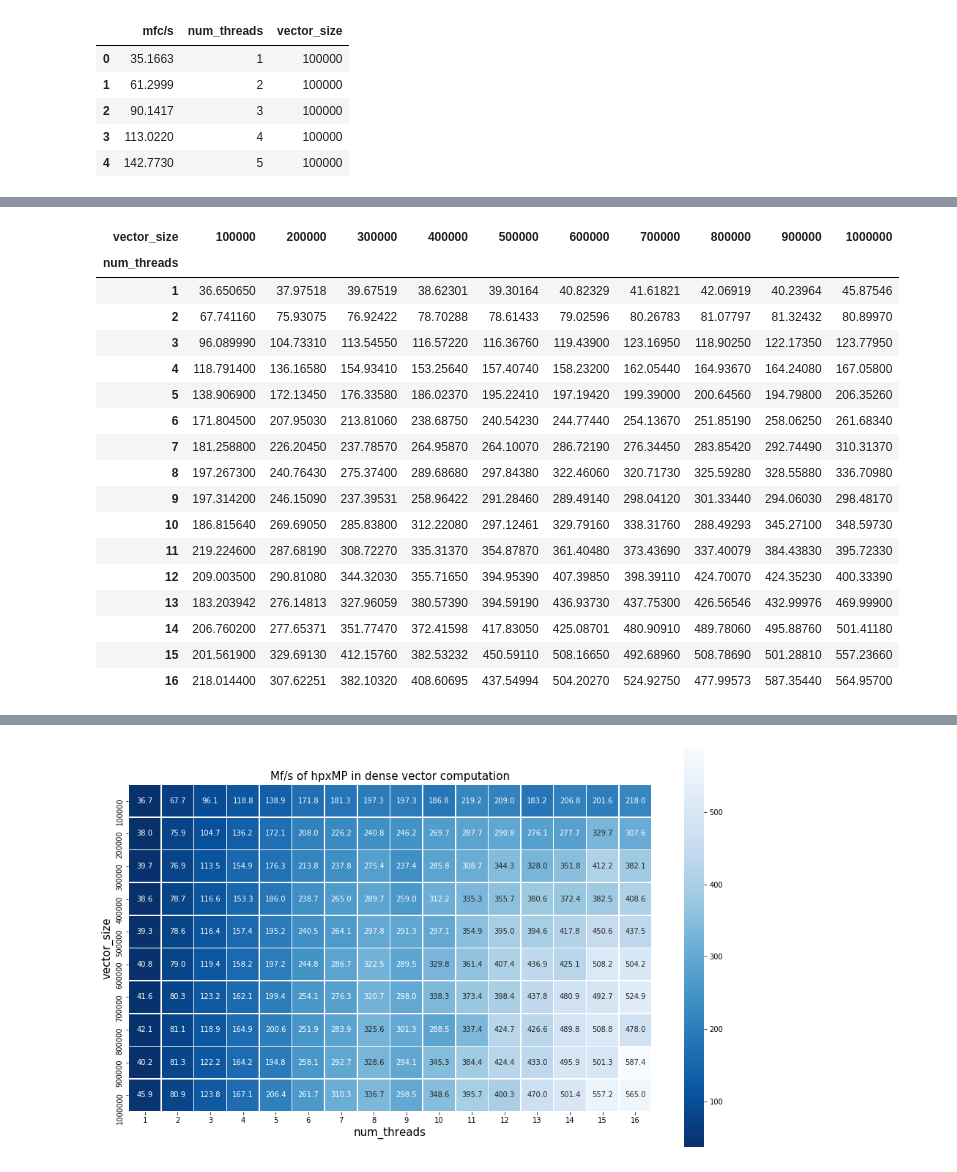
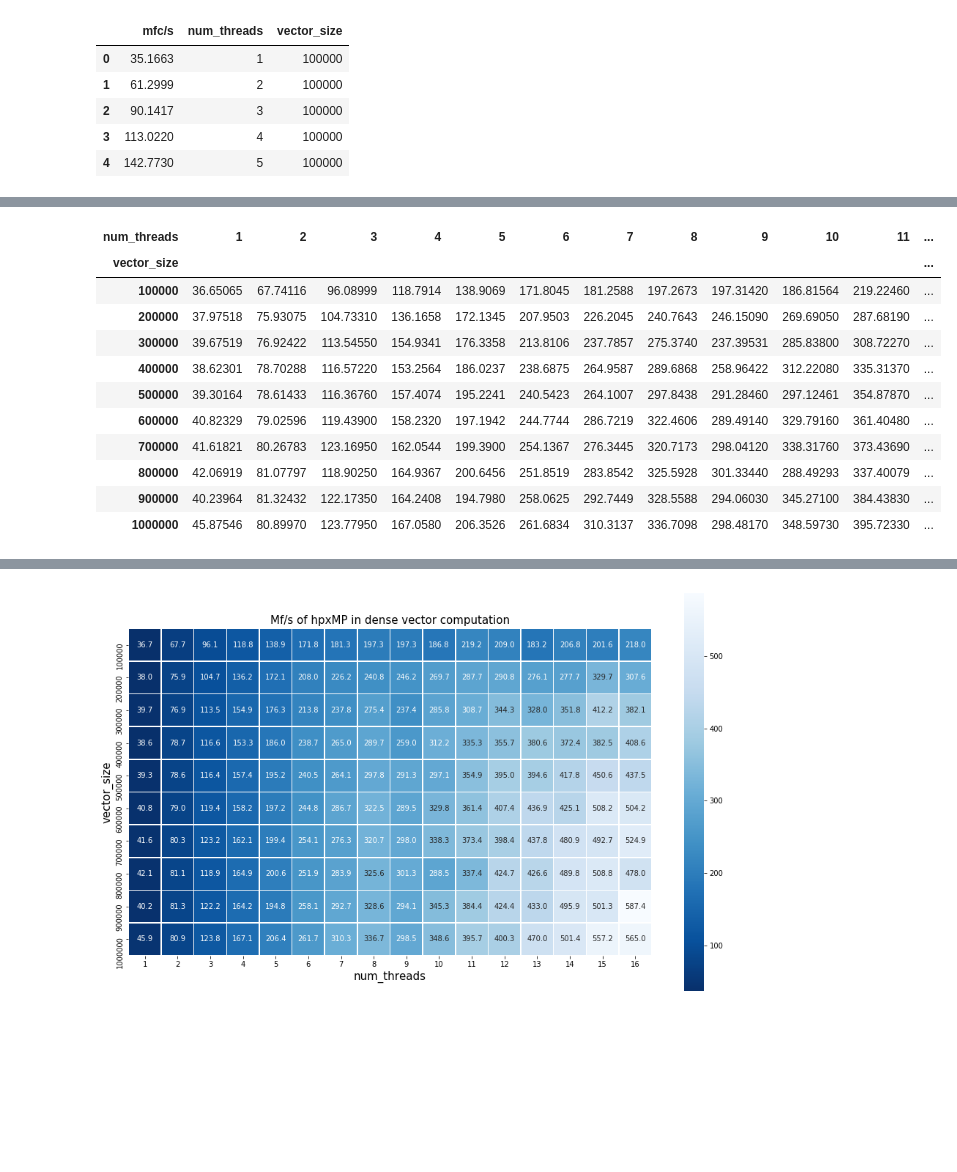
Before and after one commit to tianyi93/hpxMP_performance, a Jupyter notebook: tiny_bench/scripts/plot.ipynb, the cells around one changed output, grey strips where cells are left out. Saved outputs shown, nothing was run; the diff lists cells and outputs as text; code cells hidden in the pictures; blank space fills up the shorter version.

```diff
--- a/tiny_bench/scripts/plot.ipynb
+++ b/tiny_bench/scripts/plot.ipynb
@@ -4,13 +4,26 @@ import pandas as pd
 import numpy as np
 import seaborn as sns;
 # %%
-merged = open("../result_dense_vector_marv_noht_201811131126/merged.csv","a")
-for line in open("../result_dense_vector_marv_noht_201811131126/hpxmp_dense_vector_2th_run.csv"):
-    merged.write(line)
+folder = input("Please give the folder path containing your hpxmp and openmp data:")
+
+merged_hpxmp = open(folder+"/merged_hpxmp.csv","w+")
+for line in open(folder+"/hpxmp_dense_vector_2th_run.csv"):
+    merged_hpxmp.write(line)
 for num in range(3,12):
-    f = open("../result_dense_vector_marv_noht_201811131126/hpxmp_dense_vector_"+str(num)+"th_run.csv")
+    f = open(folder+"/hpxmp_dense_vector_"+str(num)+"th_run.csv")
     f.__next__() #skip the header
     for line in f:
-        merged.write(line)
+        merged_hpxmp.write(line)
     f.close()
-merged.close()
+merged_hpxmp.close()
+
+merged_openmp = open(folder+"/merged_openmp.csv","w+")
+for line in open(folder+"/openmp_dense_vector_2th_run.csv"):
+    merged_openmp.write(line)
+for num in range(3,12):
+    f = open(folder+"/openmp_dense_vector_"+str(num)+"th_run.csv")
+    f.__next__() #skip the header
+    for line in f:
+        merged_openmp.write(line)
+    f.close()
+merged_openmp.close()
@@ -17,5 +32,6 @@ merged.close()
 # %%
-hpxmp = pd.read_csv('../result_dense_vector_marv_noht_201811131126/merged.csv')
+hpxmp = pd.read_csv(folder+"/merged_hpxmp.csv")
+openmp = pd.read_csv(folder+"/merged_openmp.csv")
 hpxmp.head()
 # %% [output]
 |  | mfc/s | num_threads | vector_size |
@@ -38,3 +43,4 @@ selected_columns.head()
 # %%
-hpxmp_1_2 = selected_columns.groupby(['num_threads','vector_size']).mean()
+hpxmp_1_2 = hpxmp.groupby(['num_threads','vector_size']).mean()
 hpxmp_1_2.head()
+openmp_1_2 = openmp.groupby(['num_threads','vector_size']).mean()
@@ -59,21 +51,15 @@ hpxmp_1_2.head()
 # %%
-hpxmp_1_2.pivot('num_threads','vector_size','mfc/s').head(16)
+hpxmp_1_2.pivot('vector_size','num_threads','mfc/s')
 # %% [output]
-| vector_size | 100000 | 200000 | 300000 | 400000 | 500000 | 600000 | 700000 | 800000 | 900000 | 1000000 |
-| num_threads |  |  |  |  |  |  |  |  |  |  |
-| 1 | 36.650650 | 37.97518 | 39.67519 | 38.62301 | 39.30164 | 40.82329 | 41.61821 | 42.06919 | 40.23964 | 45.87546 |
-| 2 | 67.741160 | 75.93075 | 76.92422 | 78.70288 | 78.61433 | 79.02596 | 80.26783 | 81.07797 | 81.32432 | 80.89970 |
-| 3 | 96.089990 | 104.73310 | 113.54550 | 116.57220 | 116.36760 | 119.43900 | 123.16950 | 118.90250 | 122.17350 | 123.77950 |
-| 4 | 118.791400 | 136.16580 | 154.93410 | 153.25640 | 157.40740 | 158.23200 | 162.05440 | 164.93670 | 164.24080 | 167.05800 |
-| 5 | 138.906900 | 172.13450 | 176.33580 | 186.02370 | 195.22410 | 197.19420 | 199.39000 | 200.64560 | 194.79800 | 206.35260 |
-| 6 | 171.804500 | 207.95030 | 213.81060 | 238.68750 | 240.54230 | 244.77440 | 254.13670 | 251.85190 | 258.06250 | 261.68340 |
-| 7 | 181.258800 | 226.20450 | 237.78570 | 264.95870 | 264.10070 | 286.72190 | 276.34450 | 283.85420 | 292.74490 | 310.31370 |
-| 8 | 197.267300 | 240.76430 | 275.37400 | 289.68680 | 297.84380 | 322.46060 | 320.71730 | 325.59280 | 328.55880 | 336.70980 |
-| 9 | 197.314200 | 246.15090 | 237.39531 | 258.96422 | 291.28460 | 289.49140 | 298.04120 | 301.33440 | 294.06030 | 298.48170 |
-| 10 | 186.815640 | 269.69050 | 285.83800 | 312.22080 | 297.12461 | 329.79160 | 338.31760 | 288.49293 | 345.27100 | 348.59730 |
-| 11 | 219.224600 | 287.68190 | 308.72270 | 335.31370 | 354.87870 | 361.40480 | 373.43690 | 337.40079 | 384.43830 | 395.72330 |
-| 12 | 209.003500 | 290.81080 | 344.32030 | 355.71650 | 394.95390 | 407.39850 | 398.39110 | 424.70070 | 424.35230 | 400.33390 |
-| 13 | 183.203942 | 276.14813 | 327.96059 | 380.57390 | 394.59190 | 436.93730 | 437.75300 | 426.56546 | 432.99976 | 469.99900 |
-| 14 | 206.760200 | 277.65371 | 351.77470 | 372.41598 | 417.83050 | 425.08701 | 480.90910 | 489.78060 | 495.88760 | 501.41180 |
-| 15 | 201.561900 | 329.69130 | 412.15760 | 382.53232 | 450.59110 | 508.16650 | 492.68960 | 508.78690 | 501.28810 | 557.23660 |
-| 16 | 218.014400 | 307.62251 | 382.10320 | 408.60695 | 437.54994 | 504.20270 | 524.92750 | 477.99573 | 587.35440 | 564.95700 |
+| num_threads | 1 | 2 | 3 | 4 | 5 | 6 | 7 | 8 | 9 | 10 | 11 | ... |
+| vector_size |  |  |  |  |  |  |  |  |  |  |  | ... |
+| 100000 | 36.65065 | 67.74116 | 96.08999 | 118.7914 | 138.9069 | 171.8045 | 181.2588 | 197.2673 | 197.31420 | 186.81564 | 219.22460 | ... |
+| 200000 | 37.97518 | 75.93075 | 104.73310 | 136.1658 | 172.1345 | 207.9503 | 226.2045 | 240.7643 | 246.15090 | 269.69050 | 287.68190 | ... |
+| 300000 | 39.67519 | 76.92422 | 113.54550 | 154.9341 | 176.3358 | 213.8106 | 237.7857 | 275.3740 | 237.39531 | 285.83800 | 308.72270 | ... |
+| 400000 | 38.62301 | 78.70288 | 116.57220 | 153.2564 | 186.0237 | 238.6875 | 264.9587 | 289.6868 | 258.96422 | 312.22080 | 335.31370 | ... |
+| 500000 | 39.30164 | 78.61433 | 116.36760 | 157.4074 | 195.2241 | 240.5423 | 264.1007 | 297.8438 | 291.28460 | 297.12461 | 354.87870 | ... |
+| 600000 | 40.82329 | 79.02596 | 119.43900 | 158.2320 | 197.1942 | 244.7744 | 286.7219 | 322.4606 | 289.49140 | 329.79160 | 361.40480 | ... |
+| 700000 | 41.61821 | 80.26783 | 123.16950 | 162.0544 | 199.3900 | 254.1367 | 276.3445 | 320.7173 | 298.04120 | 338.31760 | 373.43690 | ... |
+| 800000 | 42.06919 | 81.07797 | 118.90250 | 164.9367 | 200.6456 | 251.8519 | 283.8542 | 325.5928 | 301.33440 | 288.49293 | 337.40079 | ... |
+| 900000 | 40.23964 | 81.32432 | 122.17350 | 164.2408 | 194.7980 | 258.0625 | 292.7449 | 328.5588 | 294.06030 | 345.27100 | 384.43830 | ... |
+| 1000000 | 45.87546 | 80.89970 | 123.77950 | 167.0580 | 206.3526 | 261.6834 | 310.3137 | 336.7098 | 298.48170 | 348.59730 | 395.72330 | ... |
```
Also changed, not shown: parts of 13 cells of this notebook, 51 other files.
